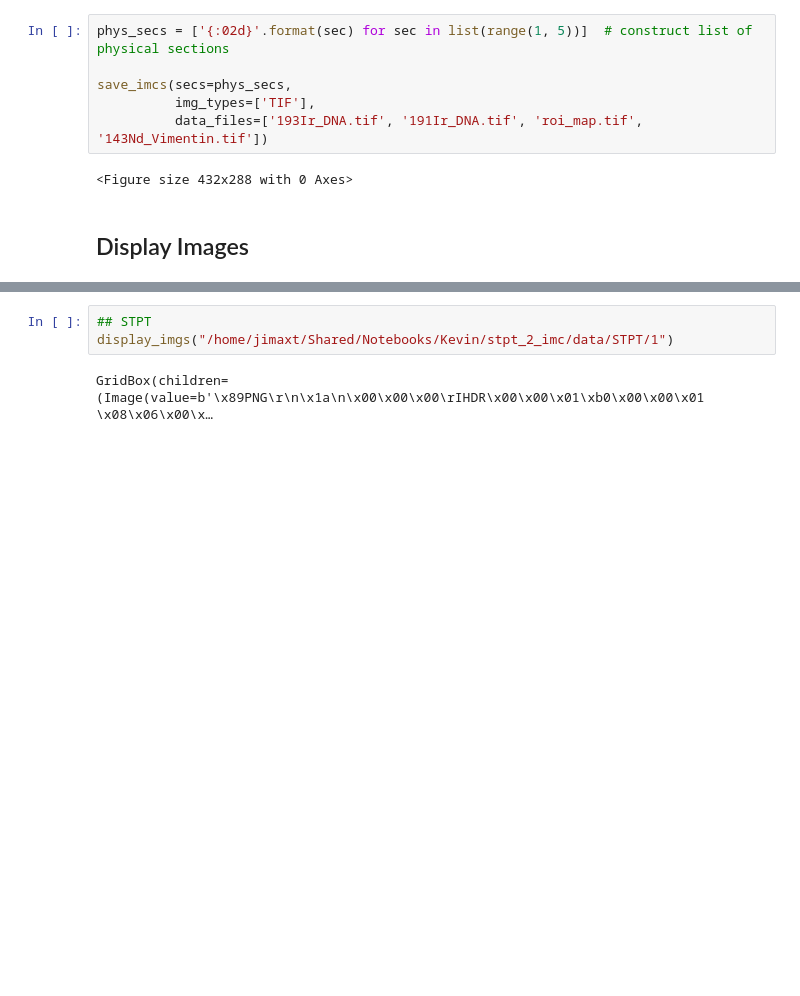
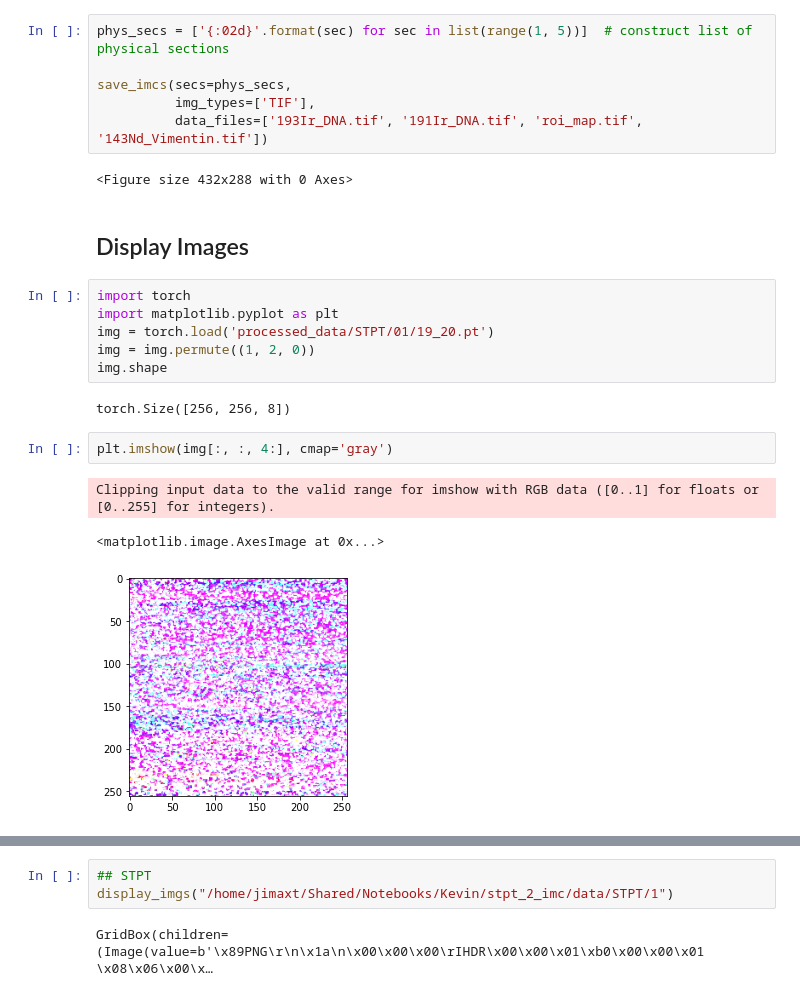
Before and after one commit to keviny2/stpt2imc, a Jupyter notebook: utils/utils_sandbox.ipynb, the cells around one changed output, grey strips where cells are left out. Cells and saved outputs as stored; diff of their text form; blank space fills up the shorter version.

```diff
--- a/utils/utils_sandbox.ipynb
+++ b/utils/utils_sandbox.ipynb
@@ -32,3 +32,17 @@ save_imcs(secs=phys_secs,
 <Figure size 432x288 with 0 Axes>
 # %% [markdown]
 ## Display Images
+# %%
+import torch
+import matplotlib.pyplot as plt
+img = torch.load('processed_data/STPT/01/19_20.pt')
+img = img.permute((1, 2, 0))
+img.shape
+# %% [output]
+torch.Size([256, 256, 8])
+# %%
+plt.imshow(img[:, :, 4:], cmap='gray')
+# %% [output]
+Clipping input data to the valid range for imshow with RGB data ([0..1] for floats or [0..255] for integers).
+<matplotlib.image.AxesImage at 0x...>
+[figure, added]
```
Also changed, not shown: parts of 5 cells of this notebook, 2 other files.
